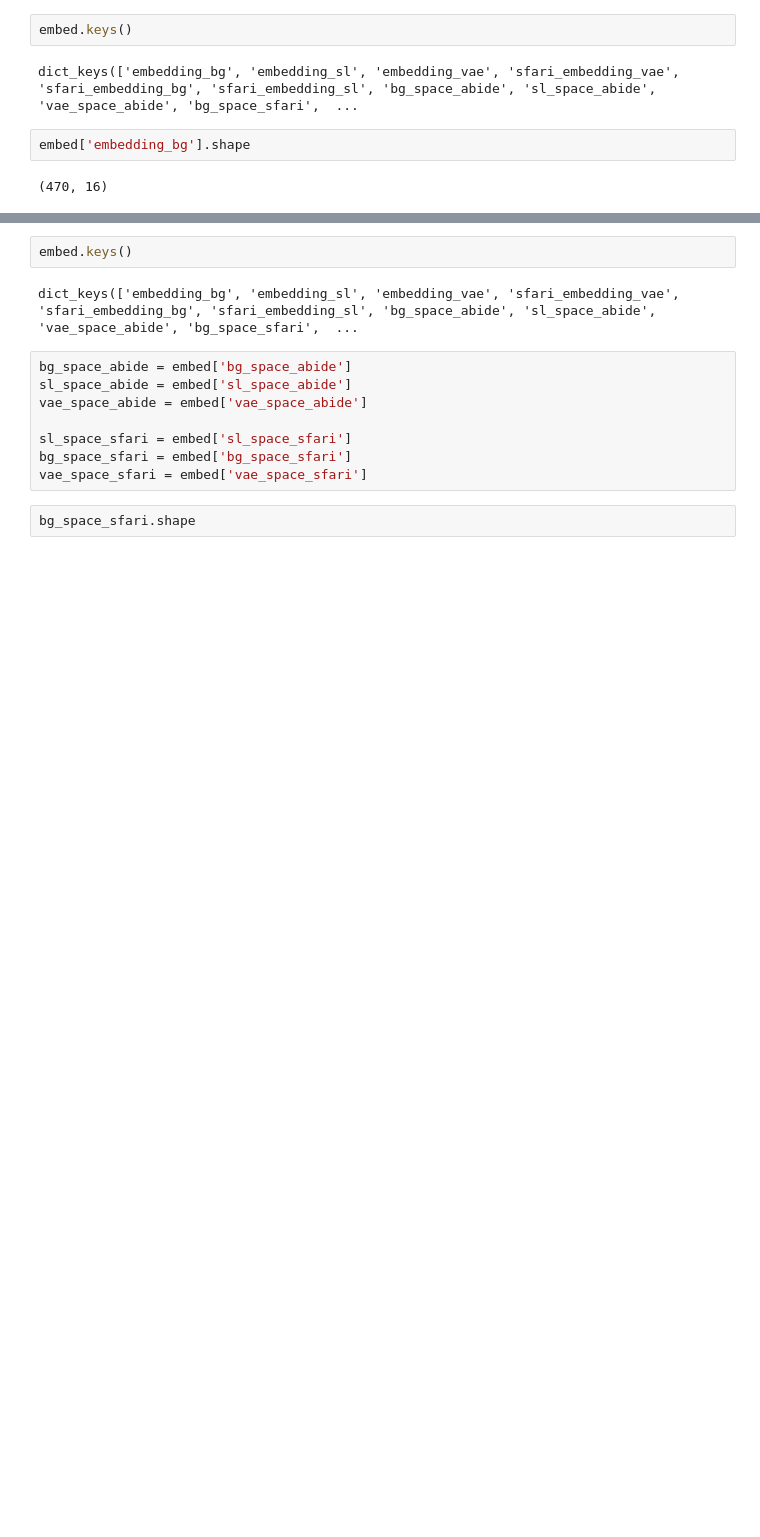
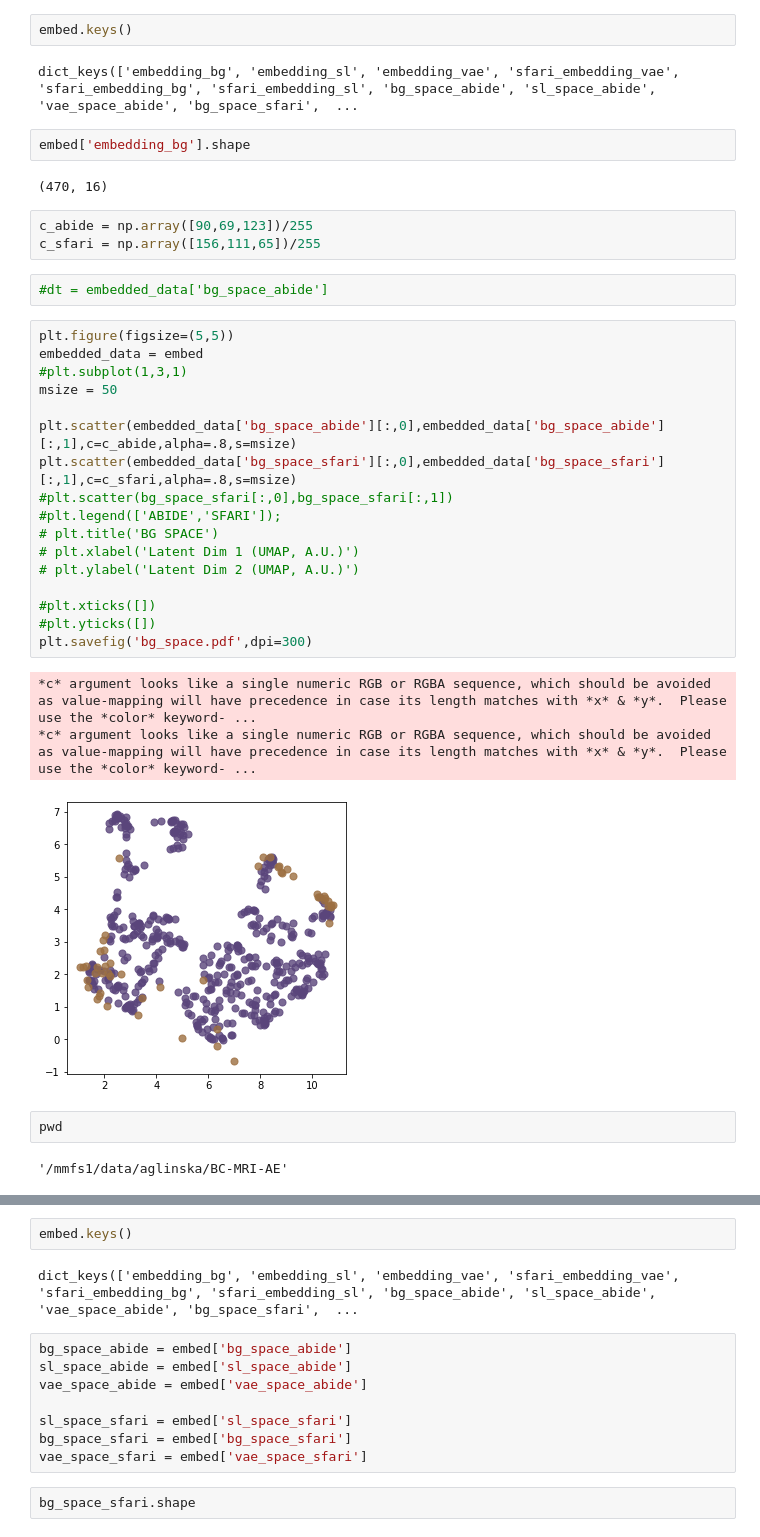
Before and after one commit to Aglinskas/BC-MRI-AE, a Jupyter notebook: Colab Notebooks/mahalanobis_distance_abide_sfari-Copy1.ipynb, the cells around one changed output, grey strips where cells are left out. Cells and saved outputs as stored; diff of their text form; blank space fills up the shorter version.

```diff
--- a/Colab Notebooks/mahalanobis_distance_abide_sfari-Copy1.ipynb
+++ b/Colab Notebooks/mahalanobis_distance_abide_sfari-Copy1.ipynb
@@ -18,3 +31,33 @@ dict_keys(['embedding_bg', 'embedding_sl', 'embedding_vae', 'sfari_embedding_vae
 embed['embedding_bg'].shape
 # %% [output]
 (470, 16)
+# %%
+c_abide = np.array([90,69,123])/255
+c_sfari = np.array([156,111,65])/255
+# %%
+#dt = embedded_data['bg_space_abide']
+# %%
+plt.figure(figsize=(5,5))
+embedded_data = embed
+#plt.subplot(1,3,1)
+msize = 50
+
+plt.scatter(embedded_data['bg_space_abide'][:,0],embedded_data['bg_space_abide'][:,1],c=c_abide,alpha=.8,s=msize)
+plt.scatter(embedded_data['bg_space_sfari'][:,0],embedded_data['bg_space_sfari'][:,1],c=c_sfari,alpha=.8,s=msize)
+#plt.scatter(bg_space_sfari[:,0],bg_space_sfari[:,1])
+#plt.legend(['ABIDE','SFARI']);
+# plt.title('BG SPACE')
+# plt.xlabel('Latent Dim 1 (UMAP, A.U.)')
+# plt.ylabel('Latent Dim 2 (UMAP, A.U.)')
+
+#plt.xticks([])
+#plt.yticks([])
+plt.savefig('bg_space.pdf',dpi=300)
+# %% [output]
+*c* argument looks like a single numeric RGB or RGBA sequence, which should be avoided as value-mapping will have precedence in case its length matches with *x* & *y*.  Please use the *color* keyword- ...
+*c* argument looks like a single numeric RGB or RGBA sequence, which should be avoided as value-mapping will have precedence in case its length matches with *x* & *y*.  Please use the *color* keyword- ...
+[figure, added]
+# %%
+pwd
+# %% [output]
+'/mmfs1/data/aglinska/BC-MRI-AE'
```
Also changed, not shown: parts of 50 cells of this notebook, 24 other files.
